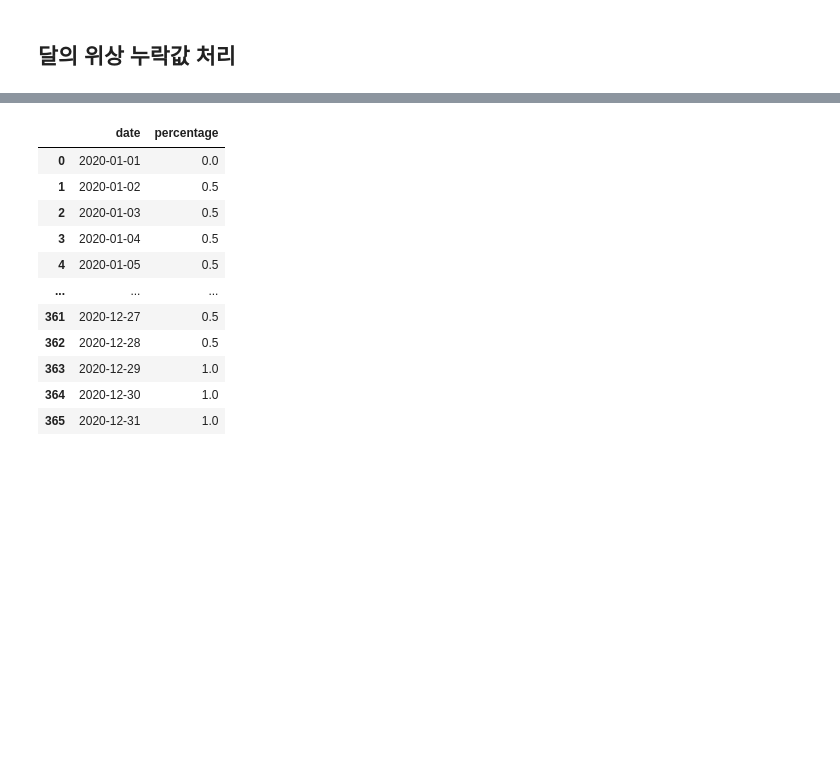
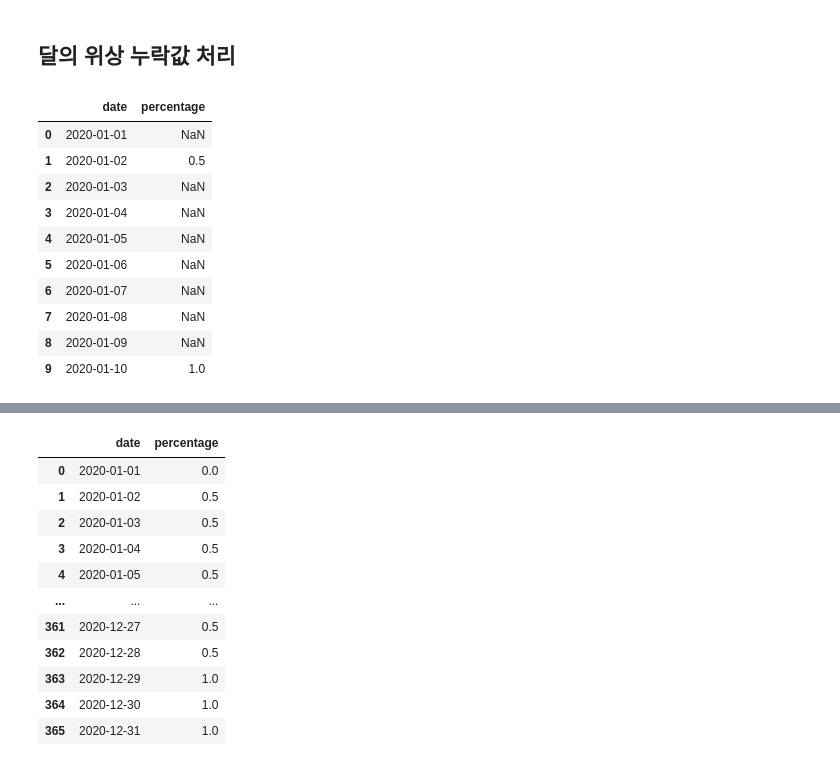
Before and after one commit to parkjiyon7/MSAI_6, a Jupyter notebook: Artemis/OverTheMoon_유성우.ipynb, the cells around one changed output, grey strips where cells are left out. Drawn from its saved outputs; the diff is of its cells as text; code cells hidden in the pictures; blank space fills up the shorter version.

```diff
--- a/Artemis/OverTheMoon_유성우.ipynb
+++ b/Artemis/OverTheMoon_유성우.ipynb
@@ -436,0 +448,2 @@ moon_phases
+# %%
+moon_phases.drop(['month', 'day', 'moonphase', 'specialevent'], axis=1, inplace=True)
@@ -451,3 +491,17 @@ constellations
 
 # iterrows()를 사용하여 moon_phases 데이터프레임의 각 행을 순차적으로 반복하면서 행(row)과 그 행의 인덱스(index)를 가져옵니다.
 # 결측값인 경우, lastphase에 저장된 값을 해당 행의 'percentage'에 채워 넣습니다. 즉, 이전에 확인된 마지막 'percentage' 값을 사용하여 결측값을 대체합니다.
+# %%
+moon_phases.head(10)
+# %% [output]
+|  | date | percentage |
+| 0 | 2020-01-01 | NaN |
+| 1 | 2020-01-02 | 0.5 |
+| 2 | 2020-01-03 | NaN |
+| 3 | 2020-01-04 | NaN |
+| 4 | 2020-01-05 | NaN |
+| 5 | 2020-01-06 | NaN |
+| 6 | 2020-01-07 | NaN |
+| 7 | 2020-01-08 | NaN |
+| 8 | 2020-01-09 | NaN |
+| 9 | 2020-01-10 | 1.0 |
```
Also changed, not shown: parts of 35 cells of this notebook, 16 other files.
